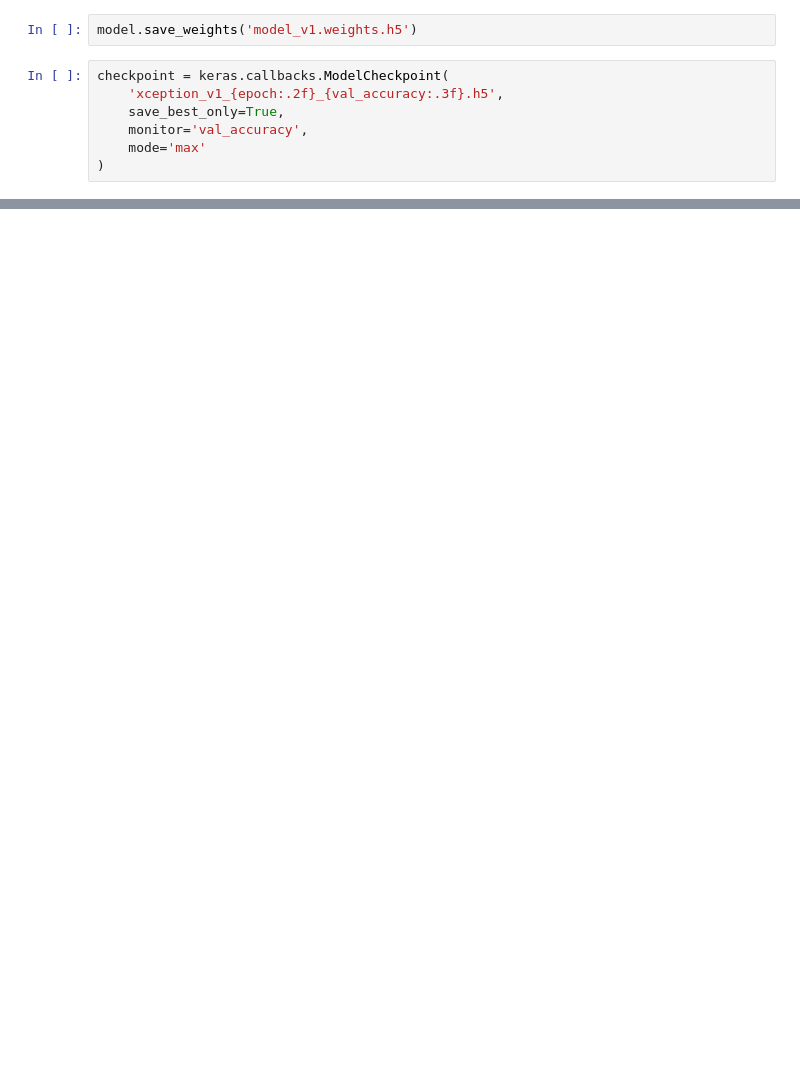
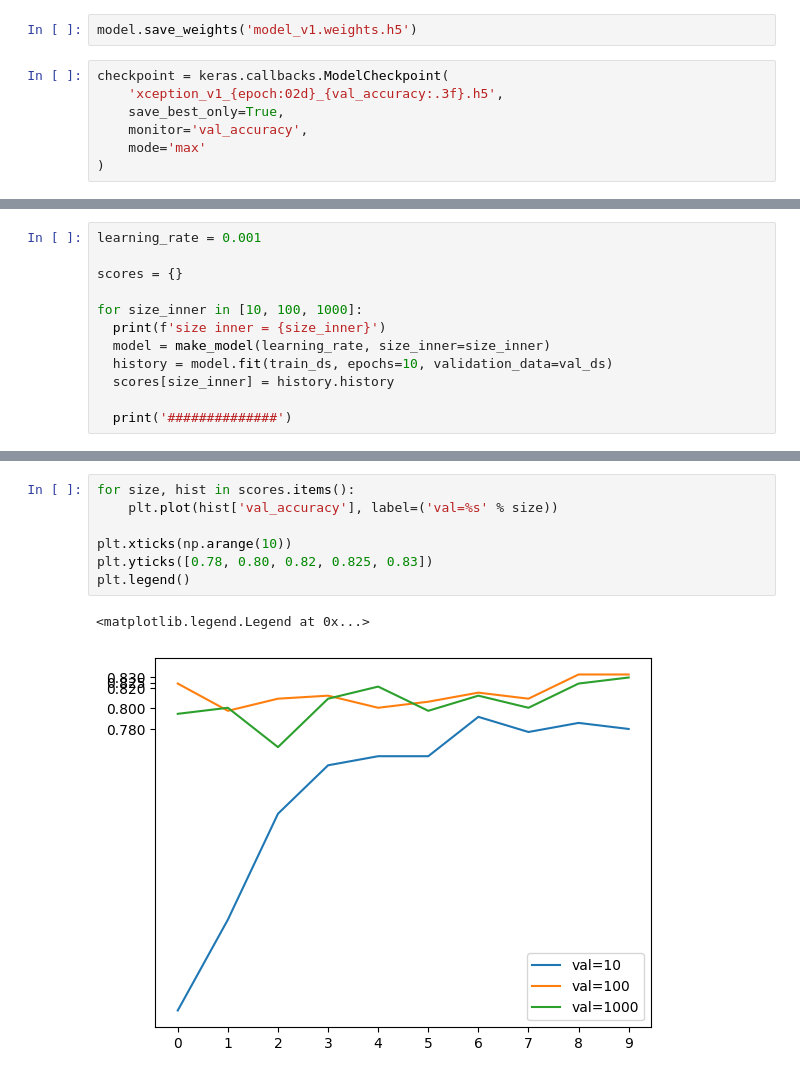
Before and after one commit to VMQuan1304/machine-learning-zoomcamp, a Jupyter notebook: 00-practice/08_deep_learning.ipynb, the cells around one changed output, grey strips where cells are left out. Saved outputs shown, nothing was run; the diff lists cells and outputs as text; blank space fills up the shorter version.

```diff
--- a/00-practice/08_deep_learning.ipynb
+++ b/00-practice/08_deep_learning.ipynb
@@ -336,7 +336,7 @@ plt.legend()
 model.save_weights('model_v1.weights.h5')
 # %%
 checkpoint = keras.callbacks.ModelCheckpoint(
-    'xception_v1_{epoch:.2f}_{val_accuracy:.3f}.h5',
+    'xception_v1_{epoch:02d}_{val_accuracy:.3f}.h5',
     save_best_only=True,
     monitor='val_accuracy',
     mode='max'
@@ -382,0 +415,12 @@ Epoch 10/10
+# %%
+learning_rate = 0.001
+
+scores = {}
+
+for size_inner in [10, 100, 1000]:
+  print(f'size inner = {size_inner}')
+  model = make_model(learning_rate, size_inner=size_inner)
+  history = model.fit(train_ds, epochs=10, validation_data=val_ds)
+  scores[size_inner] = history.history
+
+  print('##############')
@@ -382,0 +445,10 @@ Epoch 10/10
+# %%
+for size, hist in scores.items():
+    plt.plot(hist['val_accuracy'], label=('val=%s' % size))
+
+plt.xticks(np.arange(10))
+plt.yticks([0.78, 0.80, 0.82, 0.825, 0.83])
+plt.legend()
+# %% [output]
+<matplotlib.legend.Legend at 0x...>
+[figure, added]
```
Also changed, not shown: parts of 42 cells of this notebook, 3 other files.
